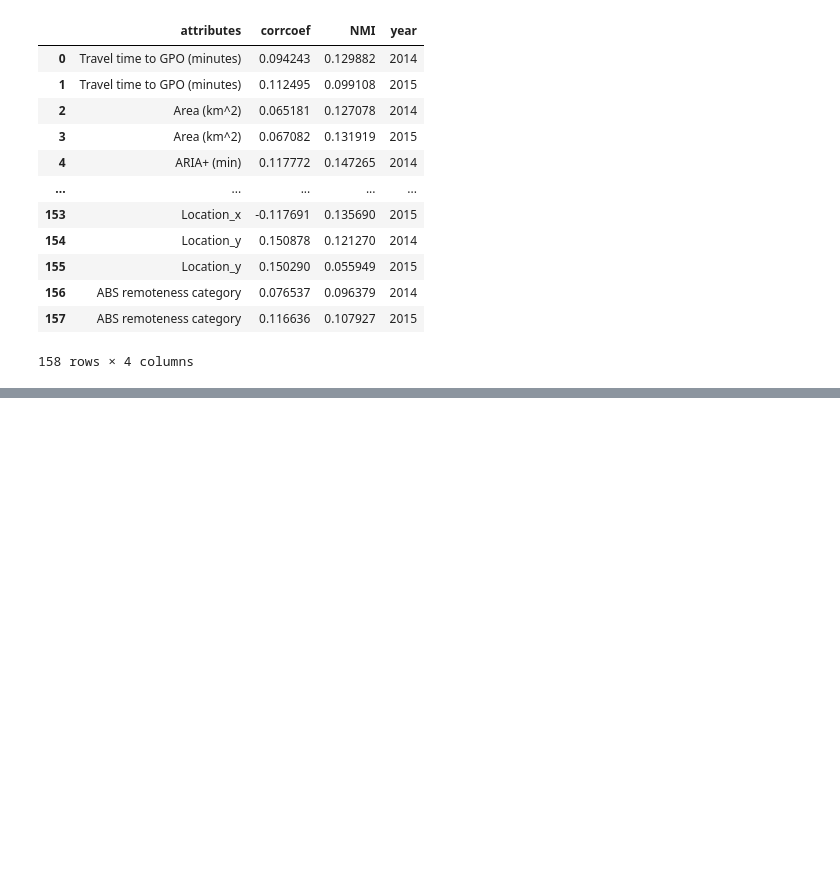
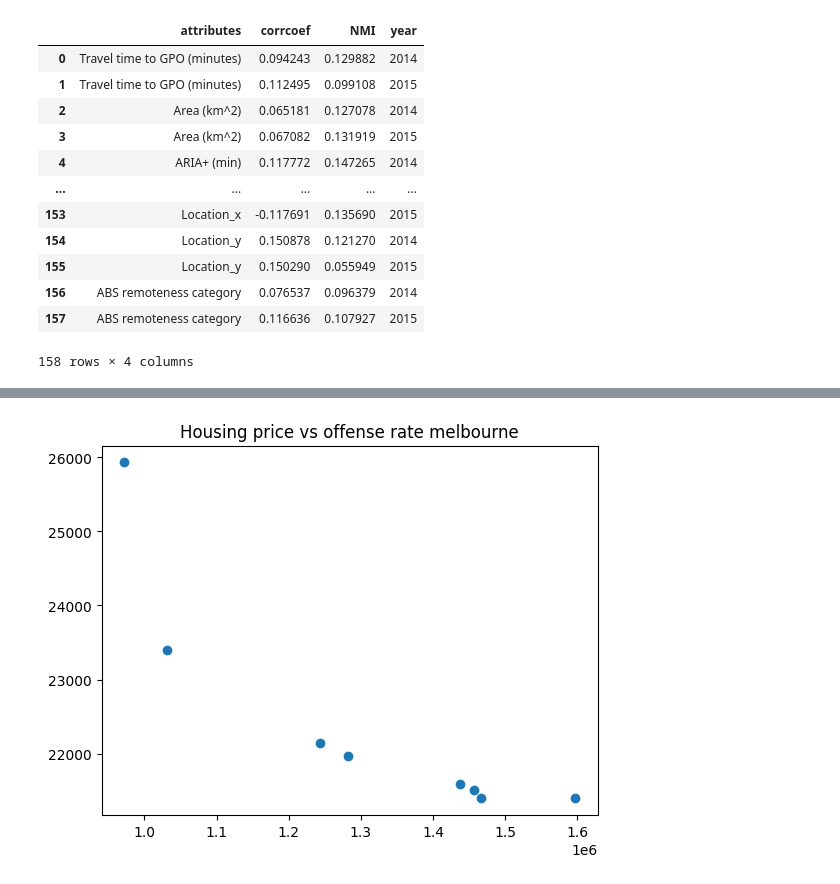
Before and after one commit to khangluong2004/COMP20008_Assignment2, a Jupyter notebook: khang/eda.ipynb, the cells around one changed output, grey strips where cells are left out. Saved outputs shown, nothing was run; the diff lists cells and outputs as text; code cells hidden in the pictures; blank space fills up the shorter version.

Commit message:
Finish correlation and trend analysis

```diff
--- a/khang/eda.ipynb
+++ b/khang/eda.ipynb
@@ -340,7 +360,6 @@ Cannot guarantee equal number if there are repeated value (Warnings received). T
 # %%
-# TODO: Recheck the binnings
 # Correlation analysis of the attributes of communities and crime rate
-# (across all year)
+# (across all year 2014, 2015)
 
 # Across each year: Not much difference in terms of NMI and
 from sklearn.metrics import normalized_mutual_info_score
@@ -391,8 +410,7 @@ for col in attributes:
         discreteOffence = discretizer.fit_transform(np.array(offencesData).reshape(-1, 1)).astype(int)
         # Normalize the data and scale by 100 to avoid trouble with binning too small width
         discreteAtt = discretizer.fit_transform(
-            np.array((attData - attData.min())/(attData.max() - attData.min()) * 100)
-            .reshape(-1, 1)).astype(int)
+            np.array((attData - attData.min())/(attData.max() - attData.min()) * 100).reshape(-1, 1)).astype(int)
 
         if col == "ABS remoteness category":
             discreteAtt = np.array(attData)
@@ -401,7 +419,7 @@ for col in attributes:
             discreteAtt = np.array(yearDF["ABS remoteness category"])
 
 
-        scores["NMI"].append(normalized_mutual_info_score(discreteAtt.reshape(1, -1)[0], discreteOffence.reshape(1, -1)[0], average_method="min"))
+        scores["NMI"].append(normalized_mutual_info_score(discreteAtt.flatten(), discreteOffence.flatten(), average_method="min"))
         scores["year"].append(year)
 
 scoresDF = pd.DataFrame(scores)
@@ -583,0 +677,77 @@ Name: population, dtype: float64
+# %%
+# Correlation analysis - Housing price and offence rate
+# No linear correlation (-0.11411463), NMI (0.08794795281015581), and individual correlation and NMI varies for each group of LGA
+# Checked shifft 0, 1, 2 for the time, no significant difference
+
+offences = preProcess.cleanedOffences
+housingPrices = preProcess.cleanedHousingPrice
+
+SHIFT = 2
+
+total_data = {
+    'lga': [],
+    'offence_rate': [],
+    'housing_prices': []
+}
+
+scores = {
+    'lga': [],
+    'corr_coeff': [],
+    'NMI': []
+}
+
+for lga in housingPrices.index:
+    current_data = {
+        'lga': [],
+        'offence_rate': [],
+        'housing_prices': []
+    }
+
+    for year in range(2014 + SHIFT, 2024):
+        offence_rate = offences[(offences['Year'] == year) & (offences['LGA'] == lga)]['Rate per 100,000 population'].iloc[0]
+        housing_prices = housingPrices.loc[lga][str(year - SHIFT)]
+        current_data['offence_rate'].append(offence_rate)
+        current_data['housing_prices'].append(housing_prices)
+        current_data['lga'].append(lga)
+
+    scores['lga'].append(lga)
+    scores['corr_coeff'].append(np.corrcoef(current_data['housing_prices'],
+                                            current_data['offence_rate'])[0][1])
+    scores['NMI'].append(getNMI(np.array(current_data['housing_prices']),
+                                np.array(current_data['offence_rate']),
+                                n_bins=3))
+    if lga == "melbourne":
+        plt.figure()
+        plt.title("Housing price vs offense rate " + lga)
+        plt.plot(current_data["housing_prices"], current_data["offence_rate"], "o")
+        plt.show()
+
+    for key in current_data:
+        total_data[key].extend(current_data[key])
+
+# Plot the scatter plot
+plt.figure()
+plt.title("Housing price vs offense rate")
+plt.plot(total_data["housing_prices"], total_data["offence_rate"], "o")
+plt.show()
+
+# Find the correlation coeff
+print("Correlation coeff")
+print(np.corrcoef(total_data['housing_prices'], total_data["offence_rate"]))
+
+print("NMI")
+print(getNMI(np.array(total_data['housing_prices']),
+             np.array(total_data['offence_rate']), n_bins=5))
+
+# Plot the box plot for the scores
+plt.figure()
+plt.title("Corr coeff per lGA")
+plt.boxplot(scores["corr_coeff"])
+plt.show()
+
+plt.figure()
+plt.title("NMI")
+plt.boxplot(scores['NMI'])
+plt.show()
+# %% [output]
+[figure, added]
```
Also changed, not shown: parts of 9 cells of this notebook.
